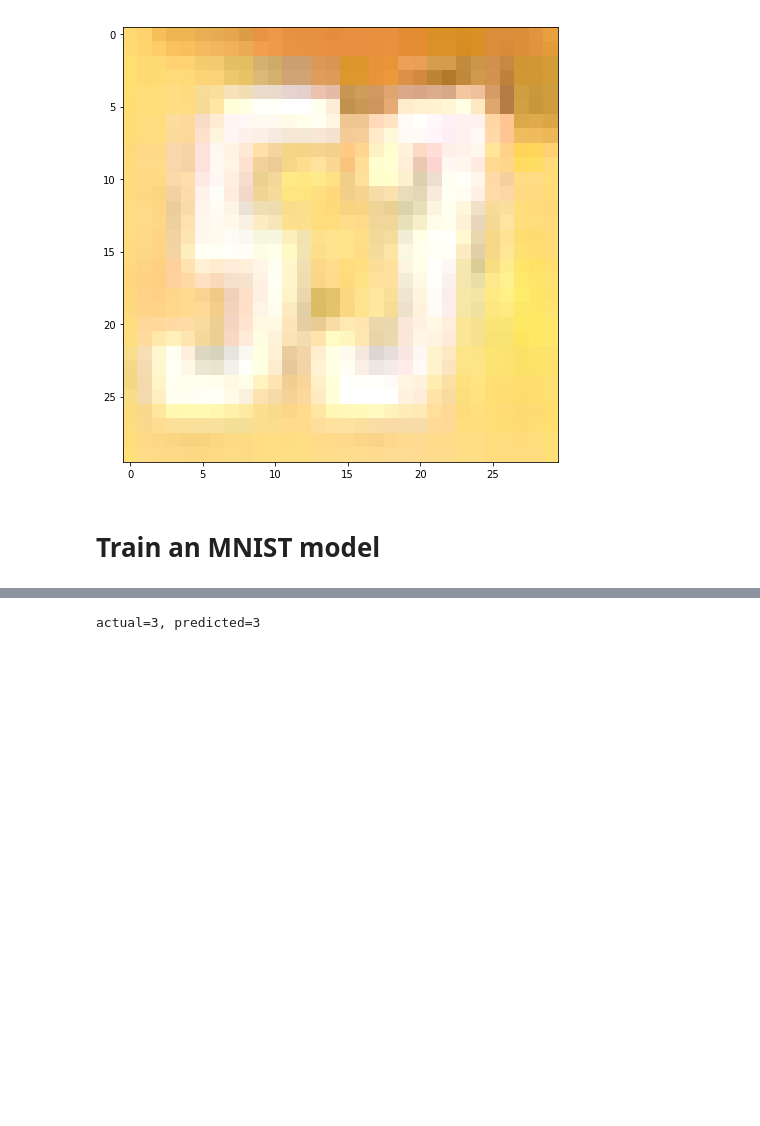
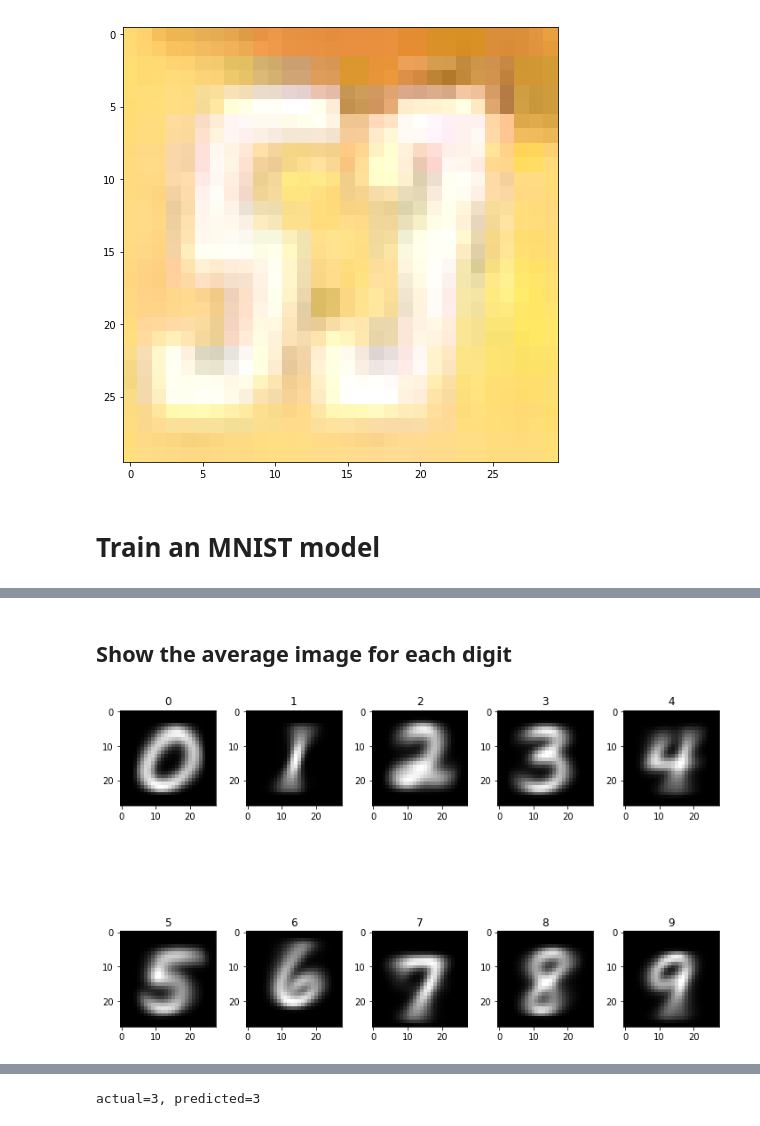
Before and after one commit to carsontang/overwatch-vision-analytics, a Jupyter notebook: overwatch-ult-charge.ipynb, the cells around one changed output, grey strips where cells are left out. Cells and saved outputs as stored; diff of their text form; code cells hidden in the pictures; blank space fills up the shorter version.

```diff
--- a/overwatch-ult-charge.ipynb
+++ b/overwatch-ult-charge.ipynb
@@ -158,0 +214,14 @@ Test accuracy: 0.9897
+# %% [markdown]
+## Show the average image for each digit
+# %%
+fig = plt.figure()
+for i in range(10):
+    values = x_train[y_train == i]
+    avg = np.mean(values, axis=0).astype(np.uint8)
+    plt.subplot(2, 5, i+1)
+    plt.imshow(avg, cmap='gray')
+    plt.title(i)
+fig.tight_layout()
+fig.show()
+# %% [output]
+[figure, added]
```
Also changed, not shown: parts of 23 cells of this notebook.
